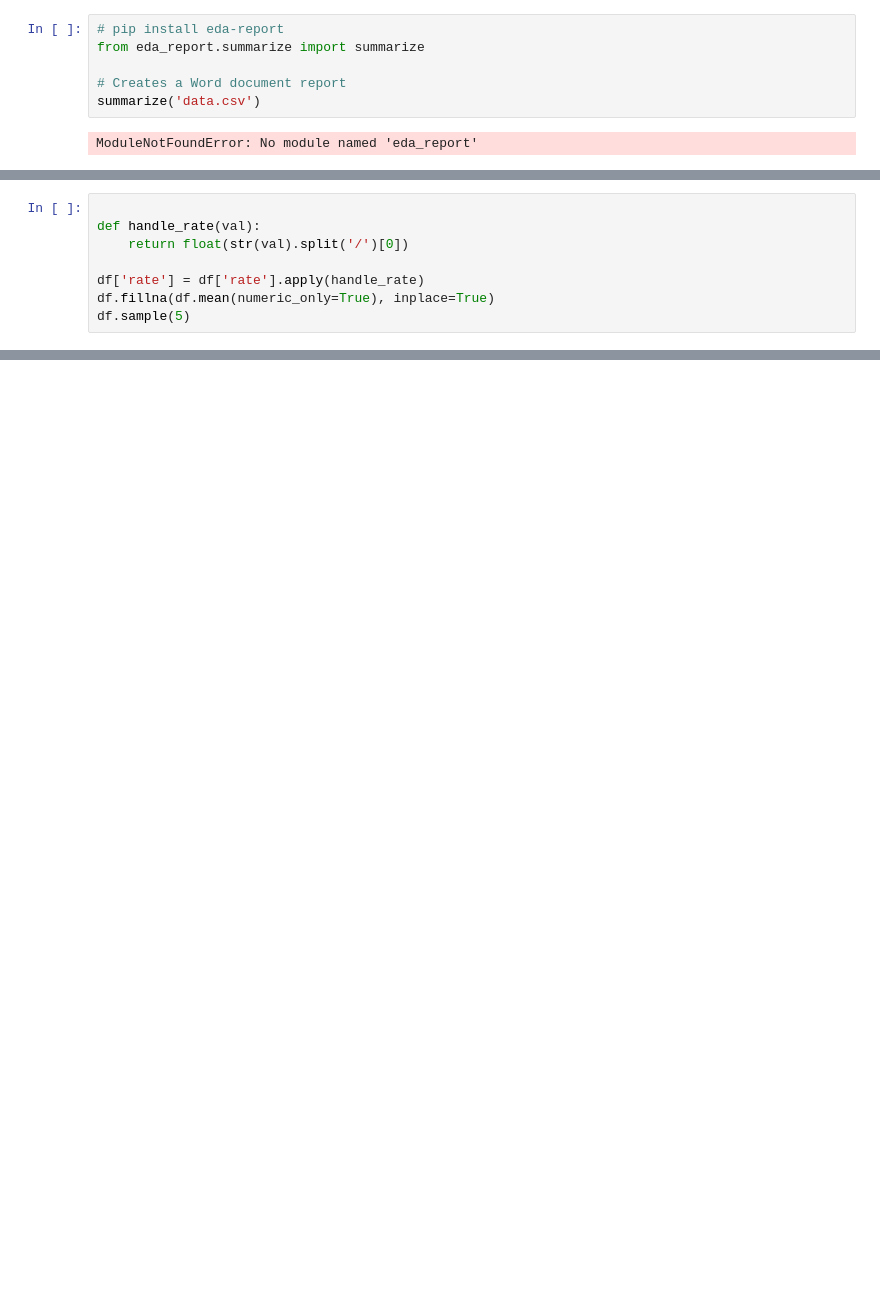
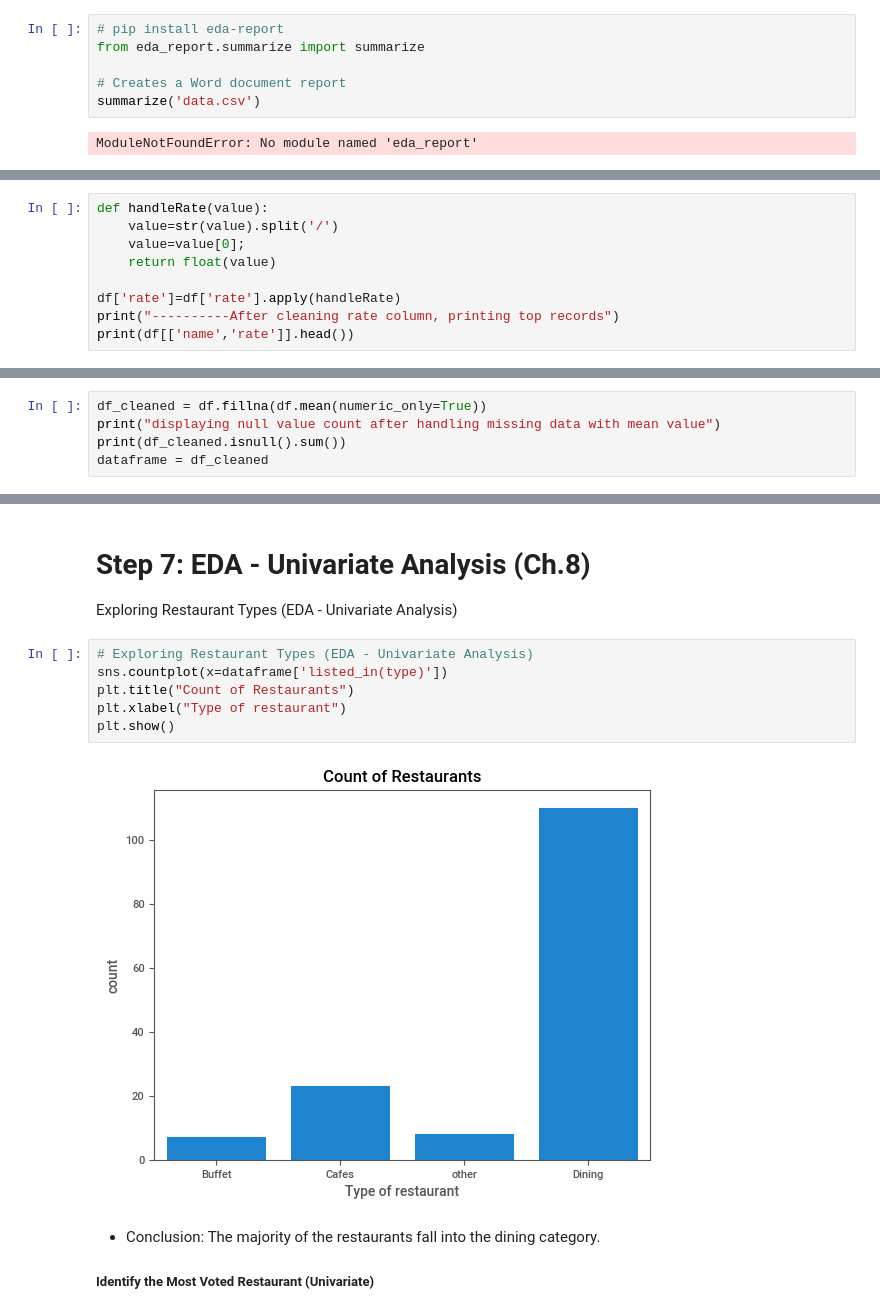
Before and after one commit to sbccas/data-analytics-using-python, a Jupyter notebook: 3_Projects_Presentations/Zomato_602_DAP_Student_Reference.ipynb, the cells around one changed output, grey strips where cells are left out. Cells and saved outputs as stored; diff of their text form; blank space fills up the shorter version.

```diff
--- a/3_Projects_Presentations/Zomato_602_DAP_Student_Reference.ipynb
+++ b/3_Projects_Presentations/Zomato_602_DAP_Student_Reference.ipynb
@@ -169,9 +190,10 @@ ModuleNotFoundError: No module named 'eda_report'
 # %%
+def handleRate(value):
+    value=str(value).split('/')
+    value=value[0];
+    return float(value)
 
-def handle_rate(val):
-    return float(str(val).split('/')[0])
-
-df['rate'] = df['rate'].apply(handle_rate)
-df.fillna(df.mean(numeric_only=True), inplace=True)
-df.sample(5)
+df['rate']=df['rate'].apply(handleRate)
+print("----------After cleaning rate column, printing top records")
+print(df[['name','rate']].head())
 # %% [output]
@@ -196,0 +232,5 @@ plt.show()
+# %%
+df_cleaned = df.fillna(df.mean(numeric_only=True))
+print("displaying null value count after handling missing data with mean value")
+print(df_cleaned.isnull().sum())
+dataframe = df_cleaned
@@ -196,0 +247,15 @@ plt.show()
+# %% [markdown]
+# Step 7: EDA - Univariate Analysis (Ch.8)
+Exploring Restaurant Types (EDA - Univariate Analysis)
+# %%
+# Exploring Restaurant Types (EDA - Univariate Analysis)
+sns.countplot(x=dataframe['listed_in(type)'])
+plt.title("Count of Restaurants")
+plt.xlabel("Type of restaurant")
+plt.show()
+# %% [output]
+[figure, added]
+# %% [markdown]
+* Conclusion: The majority of the restaurants fall into the dining category.
+
+##### Identify the Most Voted Restaurant (Univariate)
```
Also changed, not shown: parts of 52 cells of this notebook, 7 other files.
